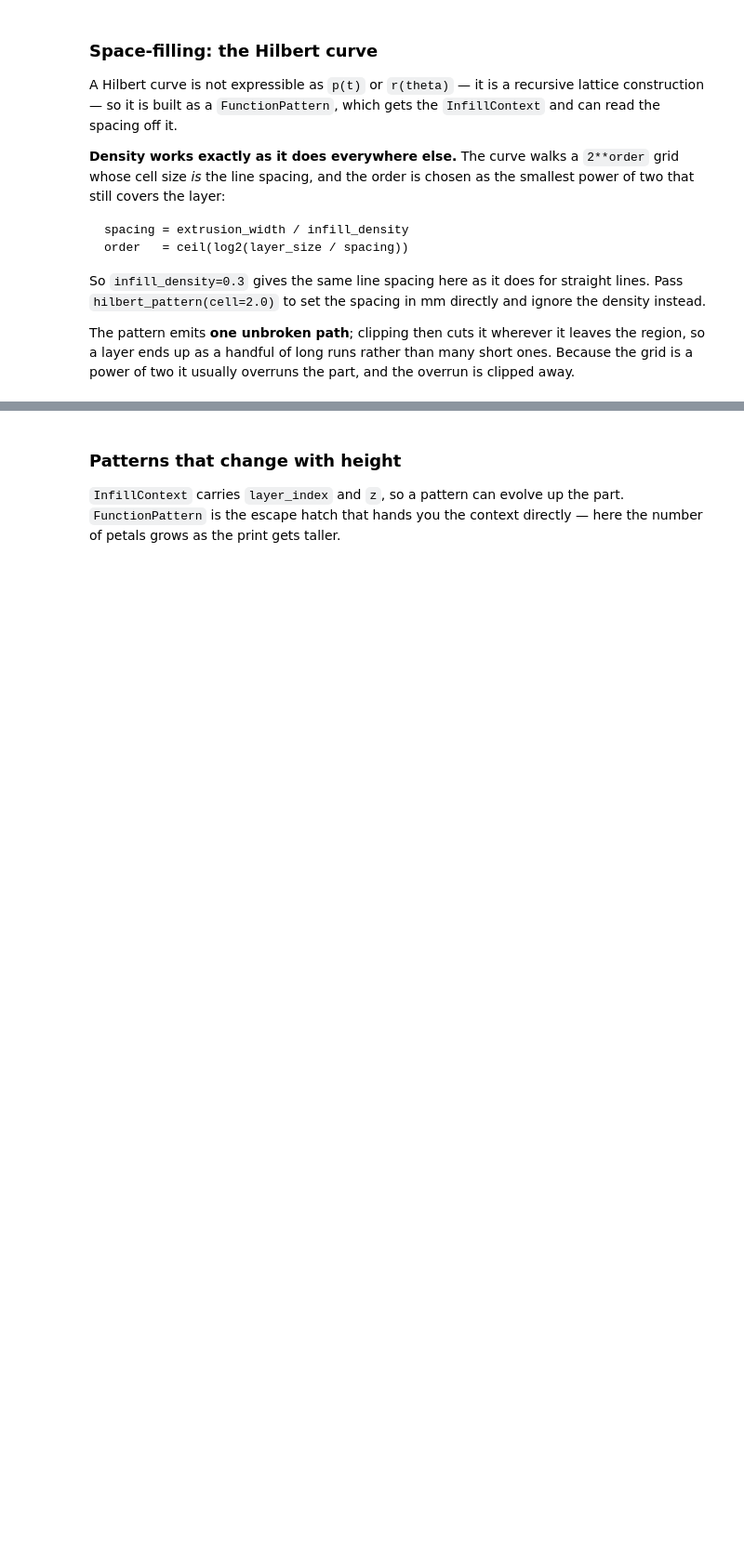
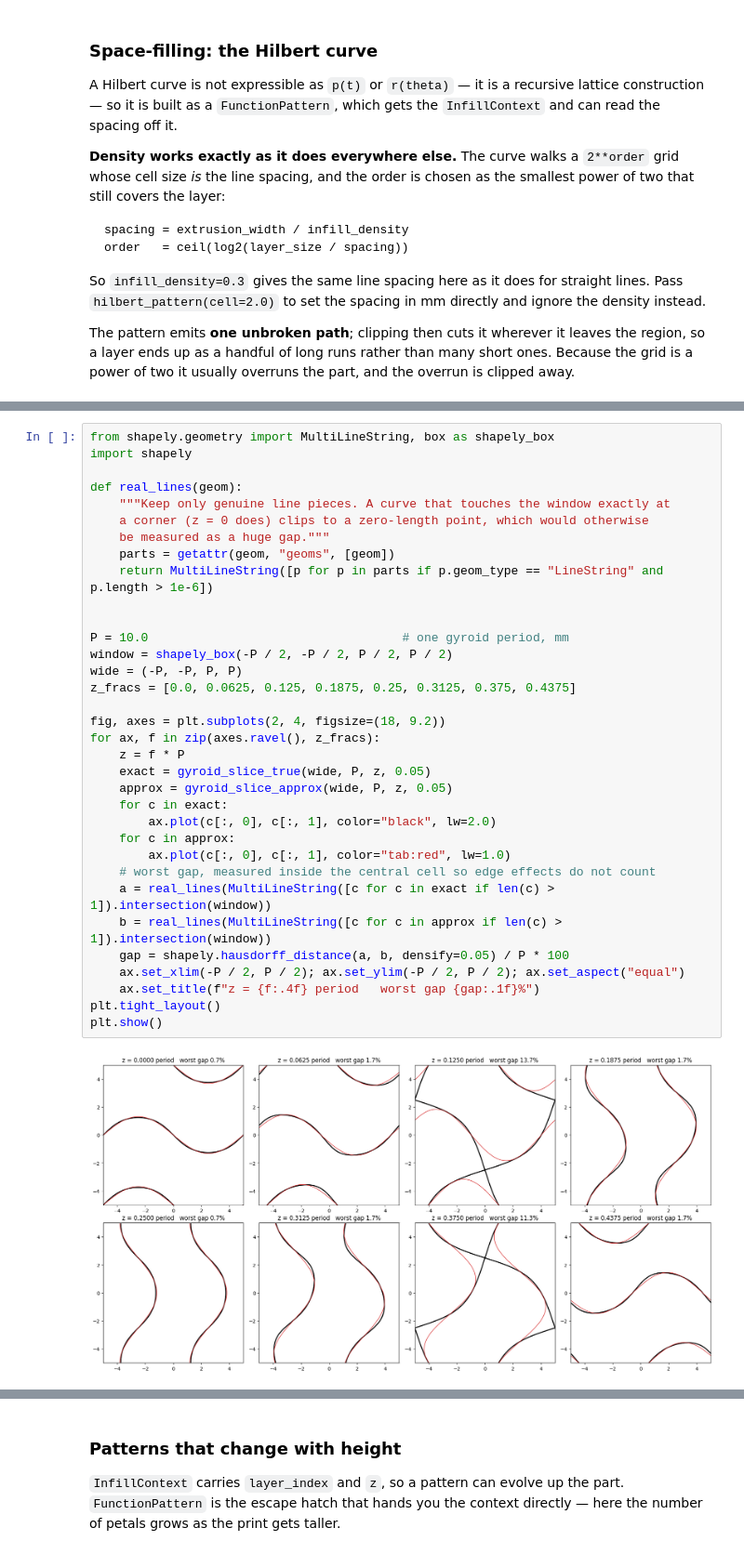
Before and after one commit to scott-abbott/math-lab, a Jupyter notebook: custom infill/slicer.ipynb, the cells around one changed output, grey strips where cells are left out. Shown at 93% size. Saved outputs shown, nothing was run; the diff lists cells and outputs as text; blank space fills up the shorter version.

```diff
--- a/custom infill/slicer.ipynb
+++ b/custom infill/slicer.ipynb
@@ -1612,0 +1796,36 @@ for dens in (0.1, 0.15, 0.25, 0.4, 0.6):
+# %%
+from shapely.geometry import MultiLineString, box as shapely_box
+import shapely
+
+def real_lines(geom):
+    """Keep only genuine line pieces. A curve that touches the window exactly at
+    a corner (z = 0 does) clips to a zero-length point, which would otherwise
+    be measured as a huge gap."""
+    parts = getattr(geom, "geoms", [geom])
+    return MultiLineString([p for p in parts if p.geom_type == "LineString" and p.length > 1e-6])
+
+
+P = 10.0                                   # one gyroid period, mm
+window = shapely_box(-P / 2, -P / 2, P / 2, P / 2)
+wide = (-P, -P, P, P)
+z_fracs = [0.0, 0.0625, 0.125, 0.1875, 0.25, 0.3125, 0.375, 0.4375]
+
+fig, axes = plt.subplots(2, 4, figsize=(18, 9.2))
+for ax, f in zip(axes.ravel(), z_fracs):
+    z = f * P
+    exact = gyroid_slice_true(wide, P, z, 0.05)
+    approx = gyroid_slice_approx(wide, P, z, 0.05)
+    for c in exact:
+        ax.plot(c[:, 0], c[:, 1], color="black", lw=2.0)
+    for c in approx:
+        ax.plot(c[:, 0], c[:, 1], color="tab:red", lw=1.0)
+    # worst gap, measured inside the central cell so edge effects do not count
+    a = real_lines(MultiLineString([c for c in exact if len(c) > 1]).intersection(window))
+    b = real_lines(MultiLineString([c for c in approx if len(c) > 1]).intersection(window))
+    gap = shapely.hausdorff_distance(a, b, densify=0.05) / P * 100
+    ax.set_xlim(-P / 2, P / 2); ax.set_ylim(-P / 2, P / 2); ax.set_aspect("equal")
+    ax.set_title(f"z = {f:.4f} period   worst gap {gap:.1f}%")
+plt.tight_layout()
+plt.show()
+# %% [output]
+[figure, added]
```
Also changed, not shown: parts of 18 cells of this notebook, 1 other file.
